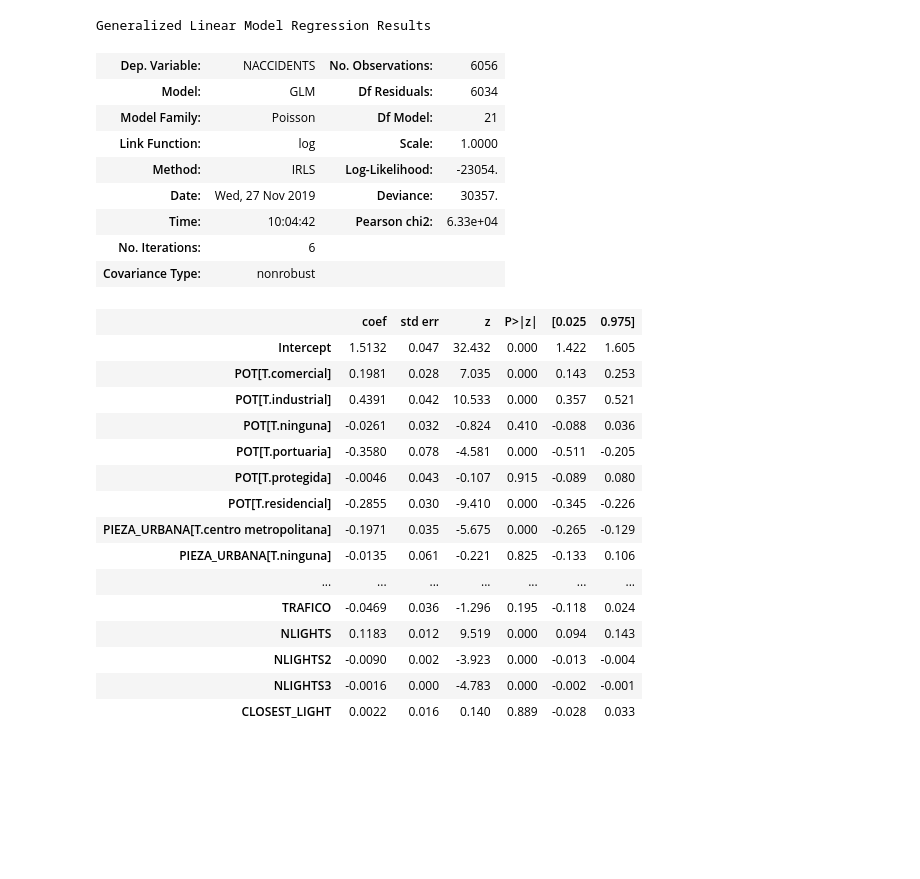
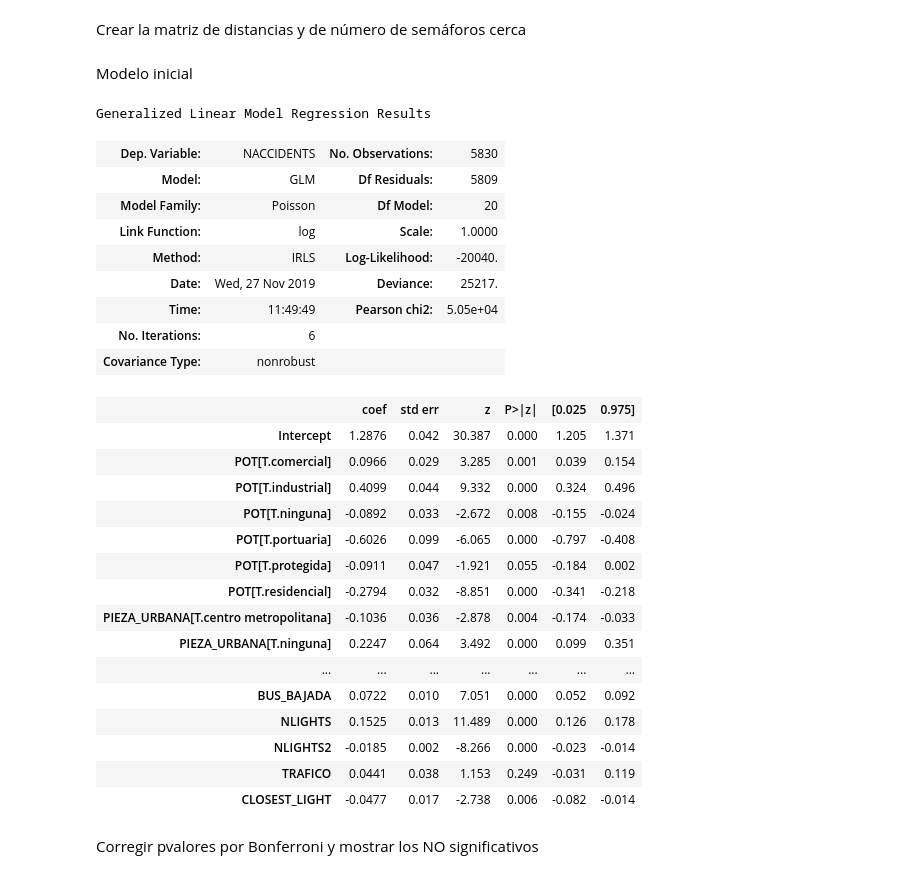
Before and after one commit to albertofbs15/ds4_project, a Jupyter notebook: Final Data/modelpoisson.ipynb, the cells around one changed output. Drawn from its saved outputs; the diff is of its cells as text; code cells hidden in the pictures; blank space fills up the shorter version.

```diff
--- a/Final Data/modelpoisson.ipynb
+++ b/Final Data/modelpoisson.ipynb
@@ -14,7 +18,8 @@ list_df=[]
 x_df=[]
 y_df=[]
 for i in range(df.shape[0]):
-    address=str(round(df['LATITUD'].iloc[i],7))+' '+str(round(df['LONGITUD'].iloc[i],7))
+    #address=str(round(df['LATITUD'].iloc[i],7))+' '+str(round(df['LONGITUD'].iloc[i],7))
+    address=str(df['LATITUD'].iloc[i])+' '+str(df['LONGITUD'].iloc[i])
     list_df.append(address)
 
 df['LAT_LON']=list_df
@@ -25,13 +37,19 @@ newdf=df[['LAT_LON','ID','BUS_SUBIDA','BUS_BAJADA','TRAFICO','POT','PIEZA_URBANA
 # %%
 dff=newdf.groupby(['LAT_LON']).count().reset_index()
+list_accidents=[]
 list_df=[]
 for i in range(dff.shape[0]):
-    list_df.append(np.array(newdf[newdf['LAT_LON']==dff['LAT_LON'].iloc[i]]).tolist()[0])
+    a=df[df['LAT_LON']==dff["LAT_LON"][i]]['SITIO_EXACTO_ACCIDENTE']
+    counter=collections.Counter(a)
+    if counter.most_common(1)[0][1]/a.size>0.3:
+        list_df.append(np.array(newdf[newdf['LAT_LON']==dff['LAT_LON'].iloc[i]]).tolist()[0])
+        list_accidents.append(dff['ID'][i])
+
+final_df = pd.DataFrame.from_records(list_df)
+final_df=final_df.rename(columns={0:'LAT_LON',1:'ID',2:'BUS_SUBIDA',3:'BUS_BAJADA',4:'TRAFICO',5:'POT',6:'PIEZA_URBANA',7:'LATITUD',8:'LONGITUD'})
+final_df['ID']=list_accidents
-# %%
-final_df = pd.DataFrame.from_records(list_df)
-final_df=final_df.rename(columns={0:'LAT_LON',1:'ID',2:'BUS_SUBIDA',3:'BUS_BAJADA',4:'TRAFICO',5:'POT',6:'PIEZA_URBANA',7:'LATITUD',8:'LONGITUD'})
-final_df['ID']=dff['ID']
-final
+# %% [markdown]
+Crear la matriz de distancias y de número de semáforos cerca
 # %%
 closest=np.zeros(final_df.shape[0])
 numclose=np.zeros(final_df.shape[0])
@@ -54,36 +72,39 @@ final_df['NLIGHTS2']=list(numclose2)
 final_df['NLIGHTS3']=list(numclose3)
 
 final_df['CLOSEST_LIGHT']=list(closest)
-data=final_df.drop(columns=['LAT_LON','LONGITUD','LATITUD'])
-data=data.rename(columns={'ID':'NACCIDENTS'})
+data=final_df.rename(columns={'ID':'NACCIDENTS'})
+# %% [markdown]
+Modelo inicial
 # %%
-formula='NACCIDENTS~BUS_SUBIDA+BUS_BAJADA+TRAFICO+POT+PIEZA_URBANA+NLIGHTS+NLIGHTS2+NLIGHTS3+CLOSEST_LIGHT'
+formula='NACCIDENTS~BUS_SUBIDA+BUS_BAJADA+POT+PIEZA_URBANA+NLIGHTS+NLIGHTS2+TRAFICO+CLOSEST_LIGHT'
 mod1 = glm(formula=formula, data=data, family=sm.families.Poisson()).fit()
 mod1.summary()
 # %% [output]
 Generalized Linear Model Regression Results
-| Dep. Variable: | NACCIDENTS | No. Observations: | 6056 |
-| Model: | GLM | Df Residuals: | 6034 |
-| Model Family: | Poisson | Df Model: | 21 |
+| Dep. Variable: | NACCIDENTS | No. Observations: | 5830 |
+| Model: | GLM | Df Residuals: | 5809 |
+| Model Family: | Poisson | Df Model: | 20 |
 | Link Function: | log | Scale: | 1.0000 |
-| Method: | IRLS | Log-Likelihood: | -23054. |
-| Date: | Wed, 27 Nov 2019 | Deviance: | 30357. |
-| Time: | 10:04:42 | Pearson chi2: | 6.33e+04 |
+| Method: | IRLS | Log-Likelihood: | -20040. |
+| Date: | Wed, 27 Nov 2019 | Deviance: | 25217. |
+| Time: | 11:49:49 | Pearson chi2: | 5.05e+04 |
 | No. Iterations: | 6 |  |  |
 | Covariance Type: | nonrobust |  |  |
 |  | coef | std err | z | P>|z| | [0.025 | 0.975] |
-| Intercept | 1.5132 | 0.047 | 32.432 | 0.000 | 1.422 | 1.605 |
-| POT[T.comercial] | 0.1981 | 0.028 | 7.035 | 0.000 | 0.143 | 0.253 |
-| POT[T.industrial] | 0.4391 | 0.042 | 10.533 | 0.000 | 0.357 | 0.521 |
-| POT[T.ninguna] | -0.0261 | 0.032 | -0.824 | 0.410 | -0.088 | 0.036 |
-| POT[T.portuaria] | -0.3580 | 0.078 | -4.581 | 0.000 | -0.511 | -0.205 |
-| POT[T.protegida] | -0.0046 | 0.043 | -0.107 | 0.915 | -0.089 | 0.080 |
-| POT[T.residencial] | -0.2855 | 0.030 | -9.410 | 0.000 | -0.345 | -0.226 |
-| PIEZA_URBANA[T.centro metropolitana] | -0.1971 | 0.035 | -5.675 | 0.000 | -0.265 | -0.129 |
-| PIEZA_URBANA[T.ninguna] | -0.0135 | 0.061 | -0.221 | 0.825 | -0.133 | 0.106 |
+| Intercept | 1.2876 | 0.042 | 30.387 | 0.000 | 1.205 | 1.371 |
+| POT[T.comercial] | 0.0966 | 0.029 | 3.285 | 0.001 | 0.039 | 0.154 |
+| POT[T.industrial] | 0.4099 | 0.044 | 9.332 | 0.000 | 0.324 | 0.496 |
+| POT[T.ninguna] | -0.0892 | 0.033 | -2.672 | 0.008 | -0.155 | -0.024 |
+| POT[T.portuaria] | -0.6026 | 0.099 | -6.065 | 0.000 | -0.797 | -0.408 |
+| POT[T.protegida] | -0.0911 | 0.047 | -1.921 | 0.055 | -0.184 | 0.002 |
+| POT[T.residencial] | -0.2794 | 0.032 | -8.851 | 0.000 | -0.341 | -0.218 |
+| PIEZA_URBANA[T.centro metropolitana] | -0.1036 | 0.036 | -2.878 | 0.004 | -0.174 | -0.033 |
+| PIEZA_URBANA[T.ninguna] | 0.2247 | 0.064 | 3.492 | 0.000 | 0.099 | 0.351 |
 | ... | ... | ... | ... | ... | ... | ... |
-| TRAFICO | -0.0469 | 0.036 | -1.296 | 0.195 | -0.118 | 0.024 |
-| NLIGHTS | 0.1183 | 0.012 | 9.519 | 0.000 | 0.094 | 0.143 |
-| NLIGHTS2 | -0.0090 | 0.002 | -3.923 | 0.000 | -0.013 | -0.004 |
-| NLIGHTS3 | -0.0016 | 0.000 | -4.783 | 0.000 | -0.002 | -0.001 |
-| CLOSEST_LIGHT | 0.0022 | 0.016 | 0.140 | 0.889 | -0.028 | 0.033 |
+| BUS_BAJADA | 0.0722 | 0.010 | 7.051 | 0.000 | 0.052 | 0.092 |
+| NLIGHTS | 0.1525 | 0.013 | 11.489 | 0.000 | 0.126 | 0.178 |
+| NLIGHTS2 | -0.0185 | 0.002 | -8.266 | 0.000 | -0.023 | -0.014 |
+| TRAFICO | 0.0441 | 0.038 | 1.153 | 0.249 | -0.031 | 0.119 |
+| CLOSEST_LIGHT | -0.0477 | 0.017 | -2.738 | 0.006 | -0.082 | -0.014 |
+# %% [markdown]
+Corregir pvalores por Bonferroni y mostrar los NO significativos
```
Also changed, not shown: parts of 6 cells of this notebook.
